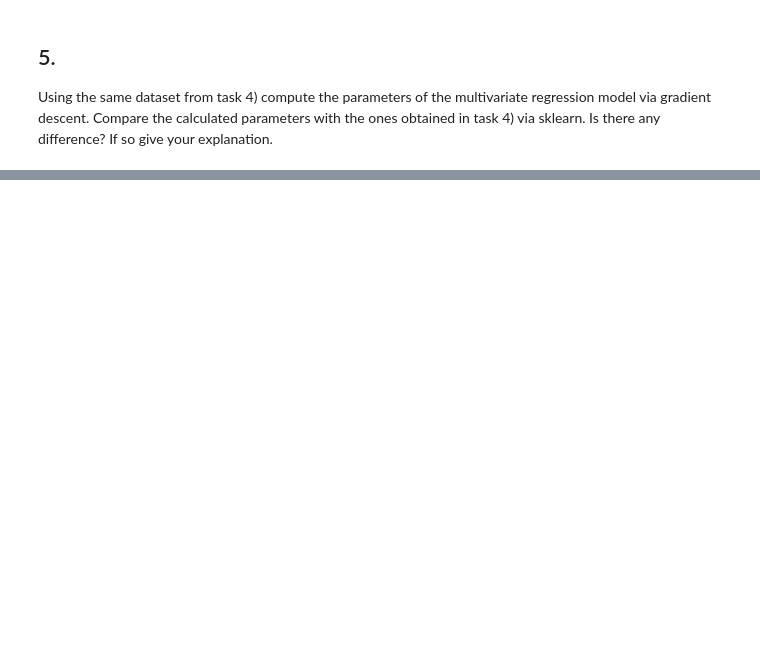
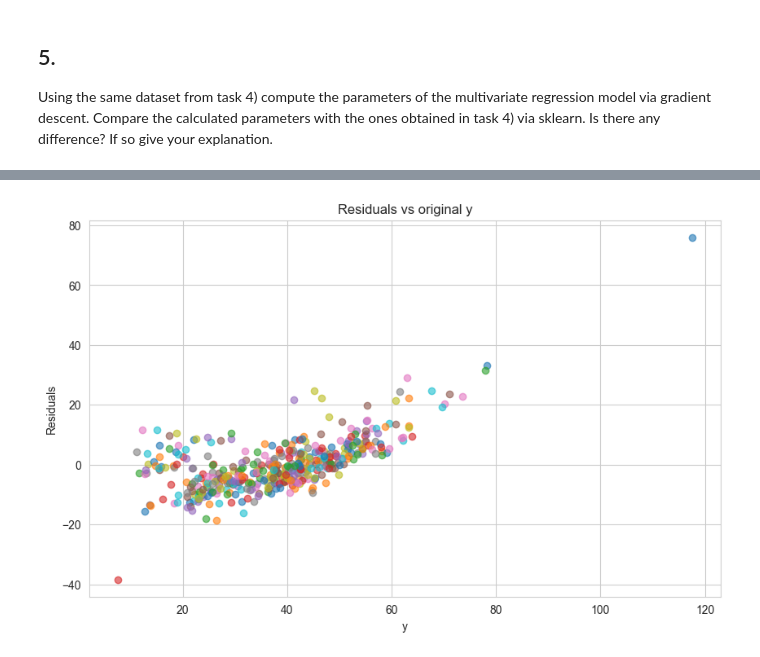
Before and after one commit to Nosyfire/Data_mining_and_machine_learning, a Jupyter notebook: Homework_4(Linear_regression)/Linear regression.ipynb, the cells around one changed output, grey strips where cells are left out. Saved outputs shown, nothing was run; the diff lists cells and outputs as text; code cells hidden in the pictures; blank space fills up the shorter version.

```diff
--- a/Homework_4(Linear_regression)/Linear regression.ipynb
+++ b/Homework_4(Linear_regression)/Linear regression.ipynb
@@ -398,0 +447,17 @@ def grad_descent(X, y, theta, alpha, num_iters):
+# %%
+'''make a prediction'''
+
+y_pred_gradient = theta_predict[0] +theta_predict[1]*X_gradient[:,1] + theta_predict[2]*X_gradient[:,2] + theta_predict[3]*X_gradient[:, 3] + theta_predict[4]*X_gradient[:, 4]
+
+
+'''residuals'''
+res_gradient = y.reshape(1,-1) - y_pred_gradient
+# # Plot outputs
+plt.figure(figsize=(10,6))
+plt.plot(y.reshape(1,-1), res_gradient, 'o', alpha=0.6)
+plt.xlabel('y')
+plt.ylabel('Residuals')
+plt.title('Residuals vs original y')
+plt.show()
+# %% [output]
+[figure, added]
```
Also changed, not shown: parts of 22 cells of this notebook.
